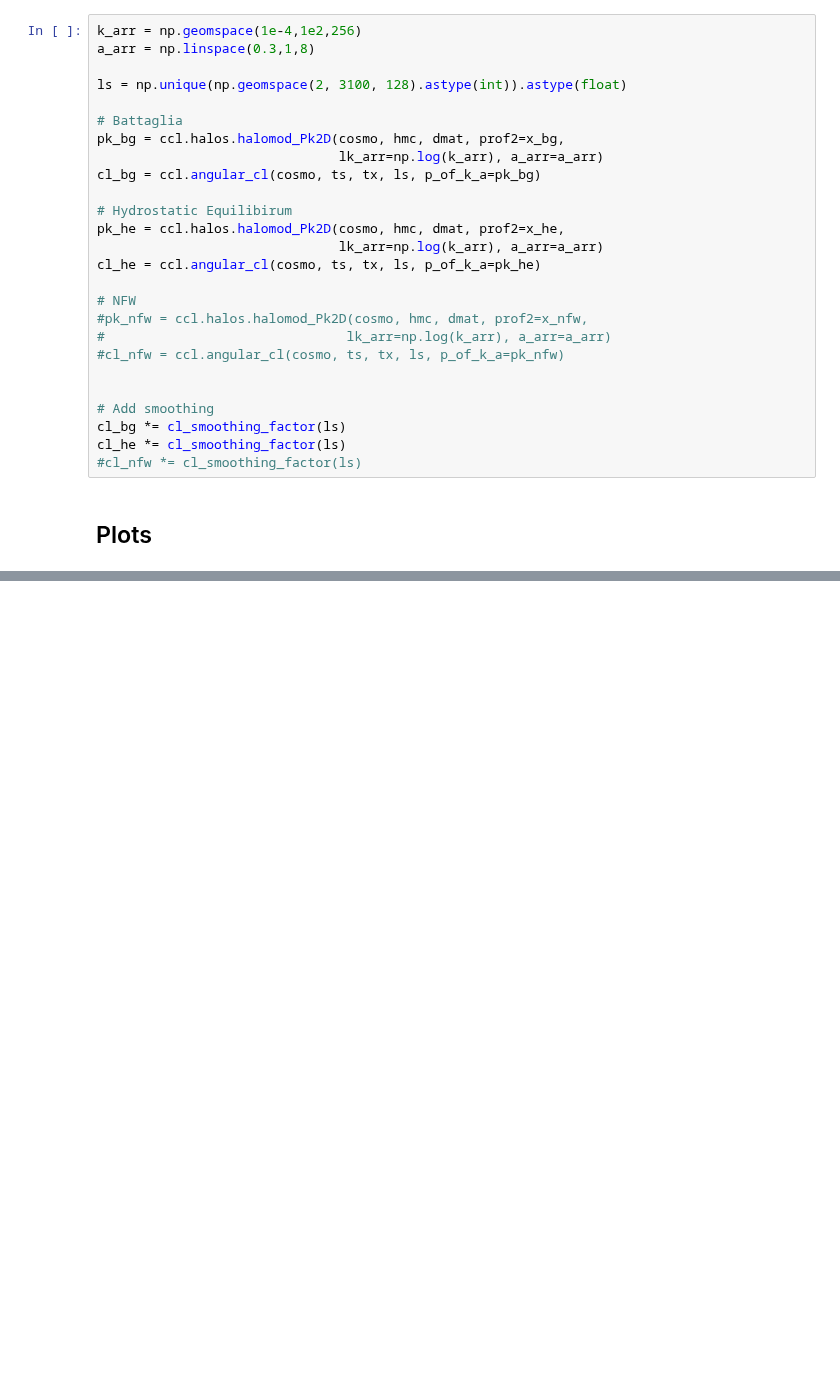
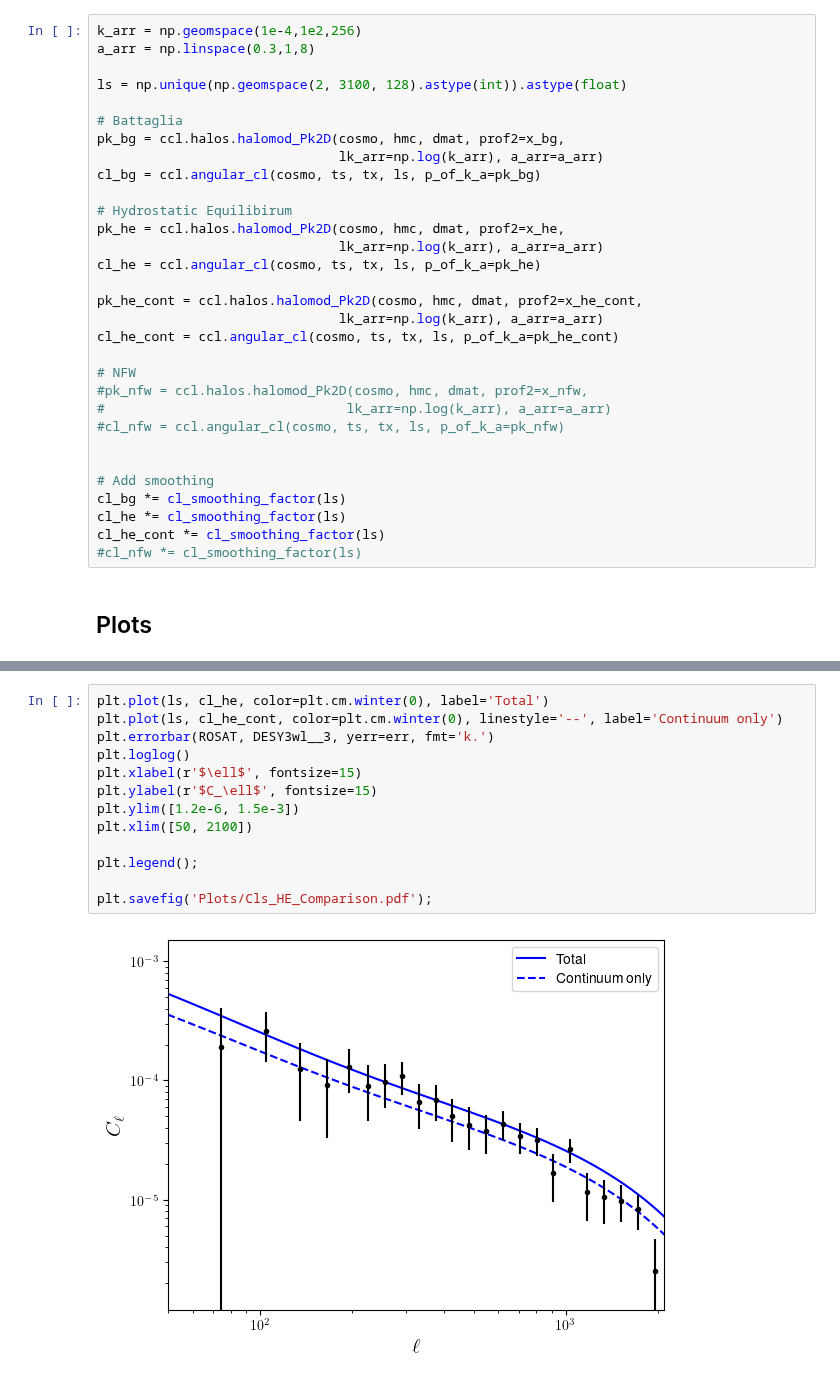
Before and after one commit to Cosmotheka/Cosmotheka_likelihoods, a Jupyter notebook: papers/ROSATx/Cls.ipynb, the cells around one changed output, grey strips where cells are left out. Cells and saved outputs as stored; diff of their text form; blank space fills up the shorter version.

```diff
--- a/papers/ROSATx/Cls.ipynb
+++ b/papers/ROSATx/Cls.ipynb
@@ -136,6 +152,10 @@ pk_he = ccl.halos.halomod_Pk2D(cosmo, hmc, dmat, prof2=x_he,
                                lk_arr=np.log(k_arr), a_arr=a_arr)
 cl_he = ccl.angular_cl(cosmo, ts, tx, ls, p_of_k_a=pk_he)
 
+pk_he_cont = ccl.halos.halomod_Pk2D(cosmo, hmc, dmat, prof2=x_he_cont,
+                               lk_arr=np.log(k_arr), a_arr=a_arr)
+cl_he_cont = ccl.angular_cl(cosmo, ts, tx, ls, p_of_k_a=pk_he_cont)
+
 # NFW
 #pk_nfw = ccl.halos.halomod_Pk2D(cosmo, hmc, dmat, prof2=x_nfw,
 #                               lk_arr=np.log(k_arr), a_arr=a_arr)
@@ -145,6 +165,7 @@ cl_he = ccl.angular_cl(cosmo, ts, tx, ls, p_of_k_a=pk_he)
 # Add smoothing
 cl_bg *= cl_smoothing_factor(ls)
 cl_he *= cl_smoothing_factor(ls)
+cl_he_cont *= cl_smoothing_factor(ls)
 #cl_nfw *= cl_smoothing_factor(ls)
 # %% [markdown]
 ## Plots
@@ -164,0 +188,15 @@ plt.savefig('Plots/Cls_Comparison.pdf');
+# %%
+plt.plot(ls, cl_he, color=plt.cm.winter(0), label='Total')
+plt.plot(ls, cl_he_cont, color=plt.cm.winter(0), linestyle='--', label='Continuum only')
+plt.errorbar(ROSAT, DESY3wl__3, yerr=err, fmt='k.')
+plt.loglog()
+plt.xlabel(r'$\ell$', fontsize=15)
+plt.ylabel(r'$C_\ell$', fontsize=15)
+plt.ylim([1.2e-6, 1.5e-3])
+plt.xlim([50, 2100])
+
+plt.legend();
+
+plt.savefig('Plots/Cls_HE_Comparison.pdf');
+# %% [output]
+[figure, added]
```
Also changed, not shown: parts of 4 cells of this notebook, 6 other files.
